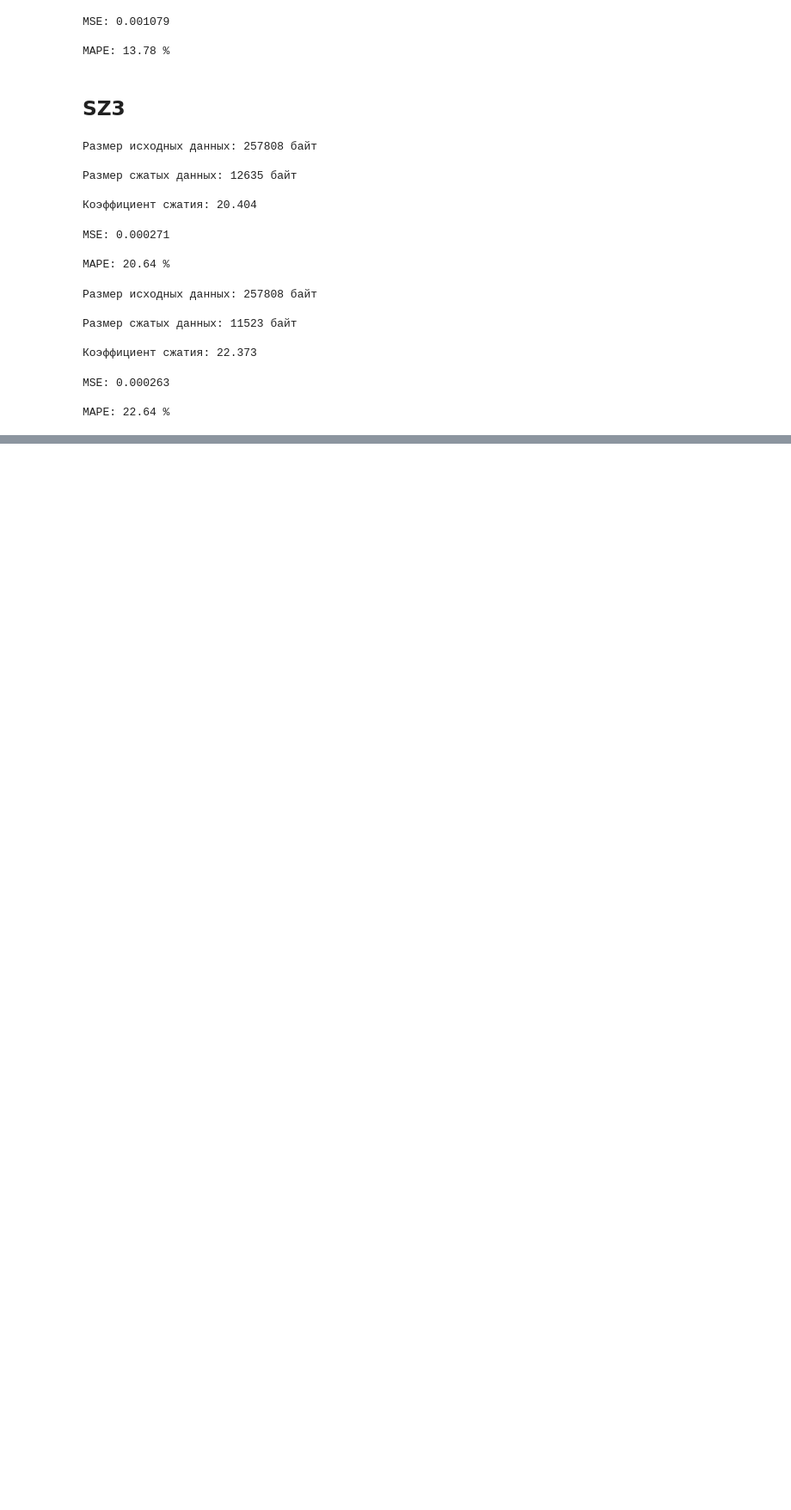
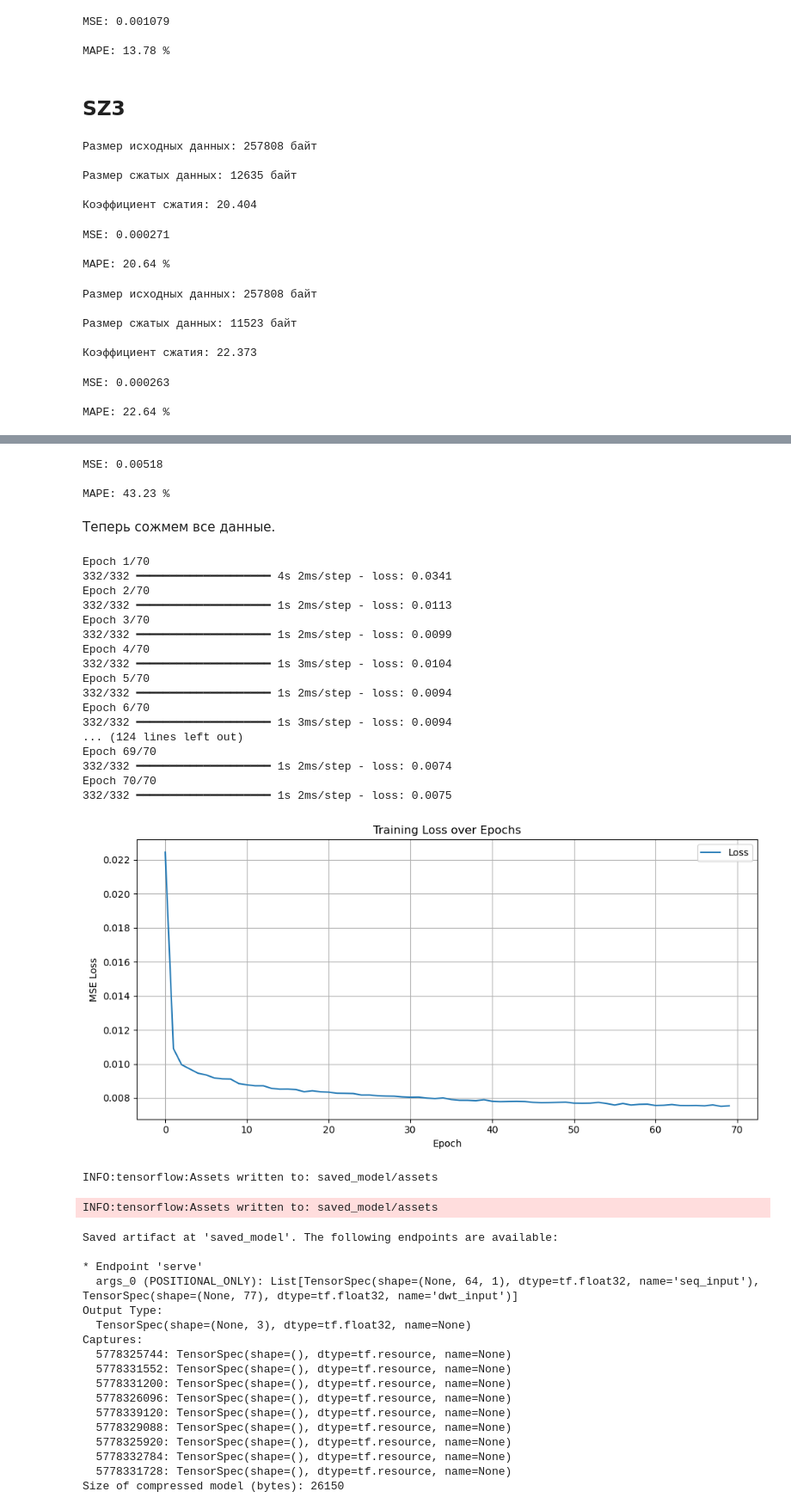
Before and after one commit to Romankkl03/compress_time_series, a Jupyter notebook: experiments.ipynb, the cells around one changed output, grey strips where cells are left out. Shown: that part at 86% size. Cells and saved outputs as stored; diff of their text form; code cells hidden in the pictures; blank space fills up the shorter version.

```diff
--- a/experiments.ipynb
+++ b/experiments.ipynb
@@ -453,0 +702,48 @@ MAPE: 53.52 %
+# %%
+get_errors(df_wind[cluster_sensors], dec_cluster_df)
+# %% [output]
+MSE: 0.00518
+
+MAPE: 43.23 %
+# %% [markdown]
+Теперь сожмем все данные.
+# %%
+enc_df = compress_cnn_sz3(df_wind, wind_geo_dict, cor_lvl = 0.8, use_dwt=True, window_size=64, num_epochs=70, plot_flag=True, model_compress="lz4")
+# %% [output]
+Epoch 1/70
+332/332 ━━━━━━━━━━━━━━━━━━━━ 4s 2ms/step - loss: 0.0341
+Epoch 2/70
+332/332 ━━━━━━━━━━━━━━━━━━━━ 1s 2ms/step - loss: 0.0113
+Epoch 3/70
+332/332 ━━━━━━━━━━━━━━━━━━━━ 1s 2ms/step - loss: 0.0099
+Epoch 4/70
+332/332 ━━━━━━━━━━━━━━━━━━━━ 1s 3ms/step - loss: 0.0104
+Epoch 5/70
+332/332 ━━━━━━━━━━━━━━━━━━━━ 1s 2ms/step - loss: 0.0094
+Epoch 6/70
+332/332 ━━━━━━━━━━━━━━━━━━━━ 1s 3ms/step - loss: 0.0094
+... (124 lines left out)
+Epoch 69/70
+332/332 ━━━━━━━━━━━━━━━━━━━━ 1s 2ms/step - loss: 0.0074
+Epoch 70/70
+332/332 ━━━━━━━━━━━━━━━━━━━━ 1s 2ms/step - loss: 0.0075
+[figure, added]
+INFO:tensorflow:Assets written to: saved_model/assets
+INFO:tensorflow:Assets written to: saved_model/assets
+Saved artifact at 'saved_model'. The following endpoints are available:
+
+* Endpoint 'serve'
+  args_0 (POSITIONAL_ONLY): List[TensorSpec(shape=(None, 64, 1), dtype=tf.float32, name='seq_input'), TensorSpec(shape=(None, 77), dtype=tf.float32, name='dwt_input')]
+Output Type:
+  TensorSpec(shape=(None, 3), dtype=tf.float32, name=None)
+Captures:
+  5778325744: TensorSpec(shape=(), dtype=tf.resource, name=None)
+  5778331552: TensorSpec(shape=(), dtype=tf.resource, name=None)
+  5778331200: TensorSpec(shape=(), dtype=tf.resource, name=None)
+  5778326096: TensorSpec(shape=(), dtype=tf.resource, name=None)
+  5778339120: TensorSpec(shape=(), dtype=tf.resource, name=None)
+  5778329088: TensorSpec(shape=(), dtype=tf.resource, name=None)
+  5778325920: TensorSpec(shape=(), dtype=tf.resource, name=None)
+  5778332784: TensorSpec(shape=(), dtype=tf.resource, name=None)
+  5778331728: TensorSpec(shape=(), dtype=tf.resource, name=None)
+Size of compressed model (bytes): 26150
```
Also changed, not shown: parts of 41 cells of this notebook, 2 other files.
